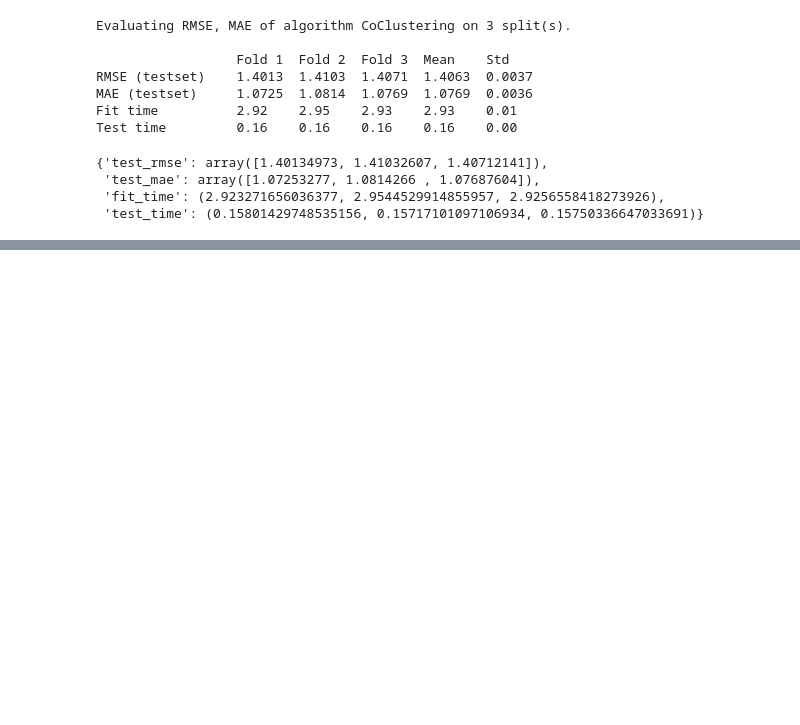
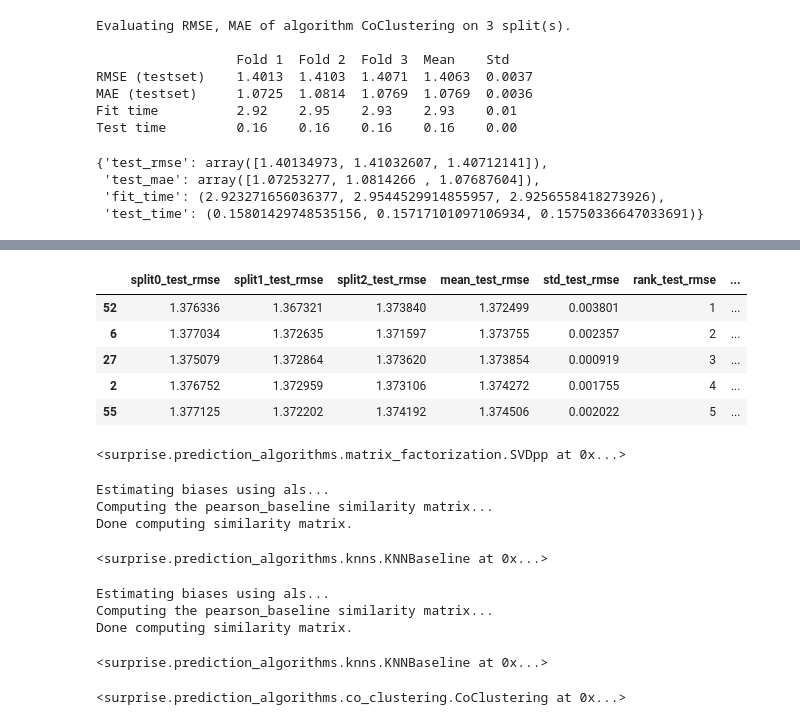
Before and after one commit to wisundstrom/yelp-recommender, a Jupyter notebook: variousCFmethods.ipynb, the cells around one changed output, grey strips where cells are left out. Drawn from its saved outputs; the diff is of its cells as text; code cells hidden in the pictures; blank space fills up the shorter version.

```diff
--- a/variousCFmethods.ipynb
+++ b/variousCFmethods.ipynb
@@ -202,0 +274,61 @@ sortedresults.to_pickle("SVDpp_grid_pa")
+# %%
+pd.read_pickle("CoCluster_grid12_pa").sort_values('rank_test_rmse').head()
+# %% [output]
+|  | split0_test_rmse | split1_test_rmse | split2_test_rmse | mean_test_rmse | std_test_rmse | rank_test_rmse | ... |
+| 52 | 1.376336 | 1.367321 | 1.373840 | 1.372499 | 0.003801 | 1 | ... |
+| 6 | 1.377034 | 1.372635 | 1.371597 | 1.373755 | 0.002357 | 2 | ... |
+| 27 | 1.375079 | 1.372864 | 1.373620 | 1.373854 | 0.000919 | 3 | ... |
+| 2 | 1.376752 | 1.372959 | 1.373106 | 1.374272 | 0.001755 | 4 | ... |
+| 55 | 1.377125 | 1.372202 | 1.374192 | 1.374506 | 0.002022 | 5 | ... |
+# %%
+svd=SVDpp(n_factors=15, n_epochs=15, lr_all=.02, reg_all=.2)
+svd.fit(data.build_full_trainset())
+# %% [output]
+<surprise.prediction_algorithms.matrix_factorization.SVDpp at 0x...>
+# %%
+sim_options = {'name': 'pearson_baseline',
+               'user_based': False,
+               'min_support': 10,
+               'shrinkage': 50
+              }
+
+bsl_options = {'method': 'als',
+               'n_epochs': 15,
+               'reg_u': 5,
+               'reg_i': 2
+               }
+
+
+knnbi=KNNBaseline(sim_options=sim_options, bsl_options=bsl_options, k=30, min_k=15)
+knnbi.fit(data.build_full_trainset())
+# %% [output]
+Estimating biases using als...
+Computing the pearson_baseline similarity matrix...
+Done computing similarity matrix.
+<surprise.prediction_algorithms.knns.KNNBaseline at 0x...>
+# %%
+sim_options = {'name': 'pearson_baseline',
+               'user_based': True,
+               'min_support': 10,
+               'shrinkage': 100
+              }
+
+bsl_options = {'method': 'als',
+               'n_epochs': 15,
+               'reg_u': 5,
+               'reg_i': 2
+               }
+
+
+knnbu=KNNBaseline(sim_options=sim_options, bsl_options=bsl_options, k=30, min_k=10)
+knnbu.fit(data.build_full_trainset())
+# %% [output]
+Estimating biases using als...
+Computing the pearson_baseline similarity matrix...
+Done computing similarity matrix.
+<surprise.prediction_algorithms.knns.KNNBaseline at 0x...>
+# %%
+coclu=CoClustering(n_cltr_u=2, n_cltr_i=6, n_epochs=40)
+coclu.fit(data.build_full_trainset())
+# %% [output]
+<surprise.prediction_algorithms.co_clustering.CoClustering at 0x...>
```
Also changed, not shown: parts of 21 cells of this notebook, 17 other files.
